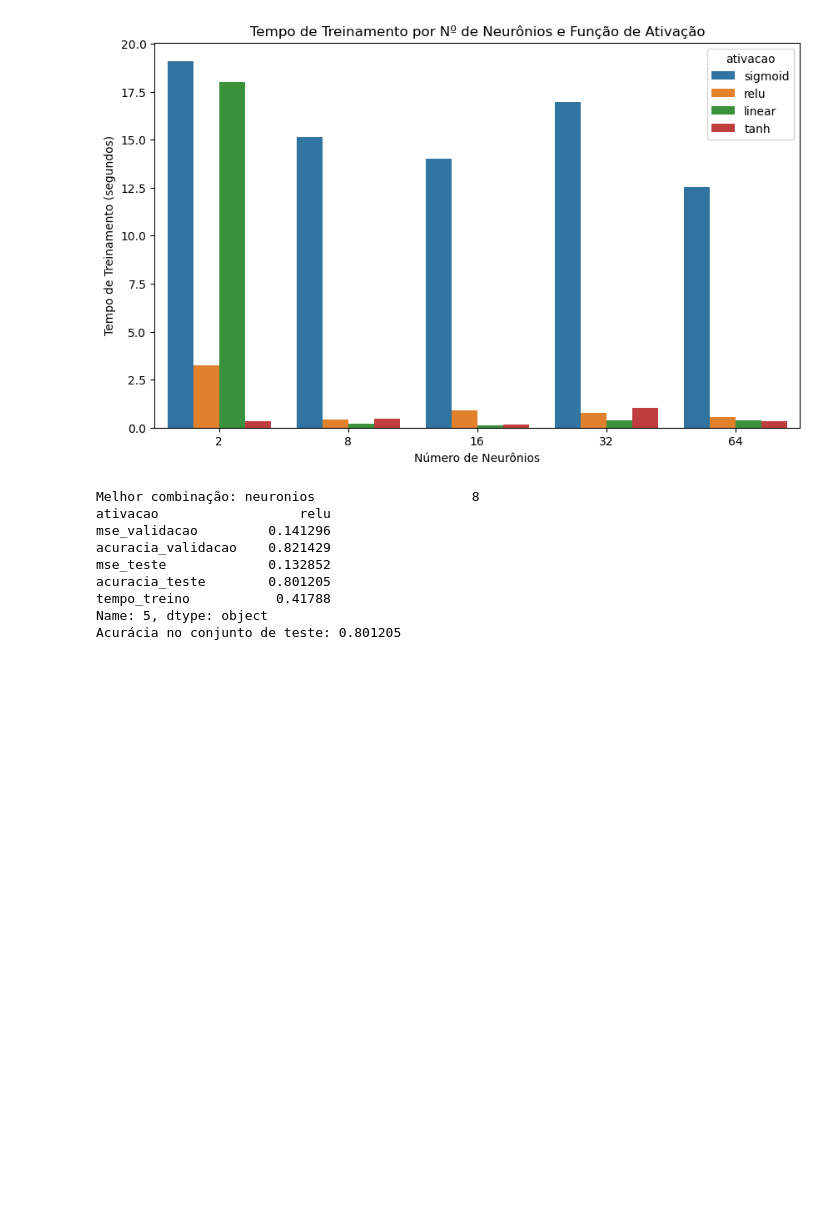
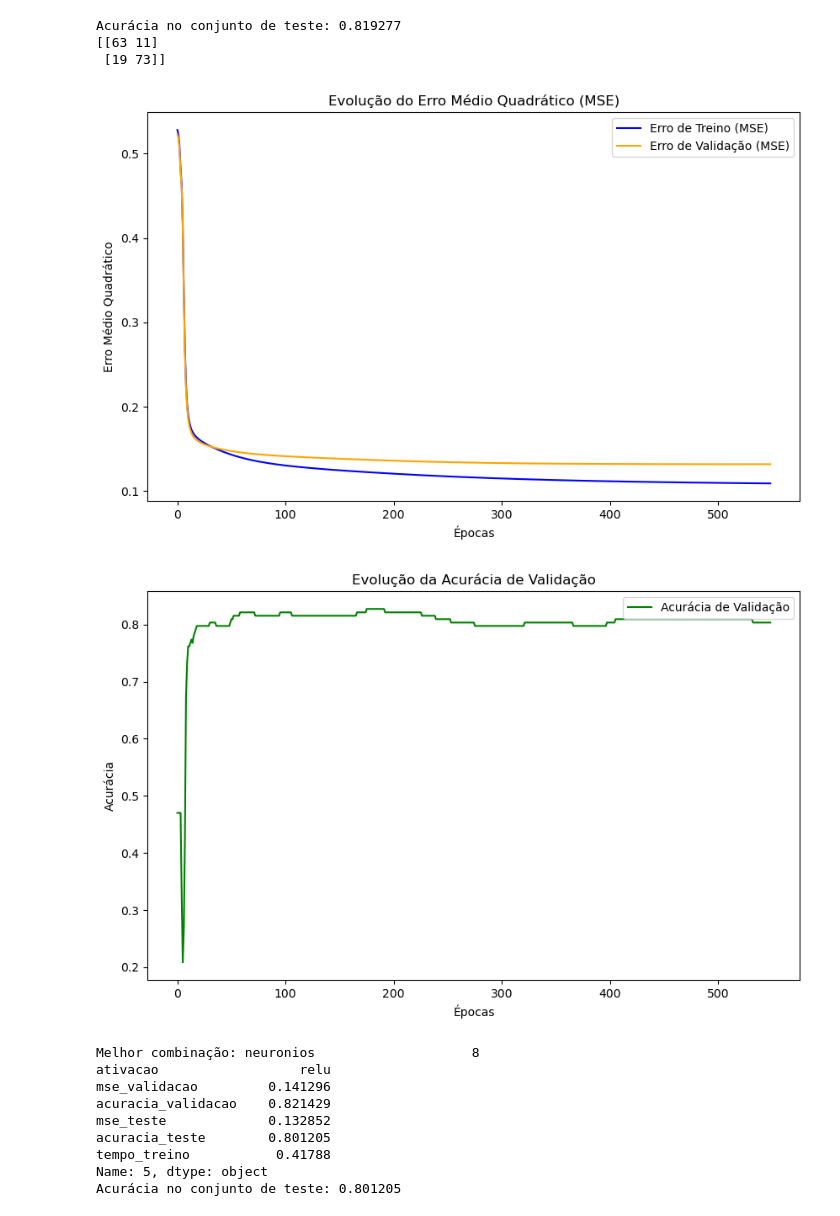
Before and after one commit to RodrigoFlexa/Backpropagation, a Jupyter notebook: analysis.ipynb, the cells around one changed output. Cells and saved outputs as stored; diff of their text form; code cells hidden in the pictures; blank space fills up the shorter version.

```diff
--- a/analysis.ipynb
+++ b/analysis.ipynb
@@ -189,11 +171,41 @@ plotar_resultados(resultados, ylim_acuracia=(0.75, 0.9), ylim_mse=(0, 0.2))
 # %%
-# Plotar o tempo de treinamento
-plt.figure(figsize=(10, 6))
-sns.barplot(x='neuronios', y='tempo_treino', hue='ativacao', data=resultados)
-plt.title('Tempo de Treinamento por Nº de Neurônios e Função de Ativação')
-plt.xlabel('Número de Neurônios')
-plt.ylabel('Tempo de Treinamento (segundos)')
-plt.show()
+# # Plotar o tempo de treinamento
+# plt.figure(figsize=(10, 6))
+# sns.barplot(x='neuronios', y='tempo_treino', hue='ativacao', data=resultados)
+# plt.title('Tempo de Treinamento por Nº de Neurônios e Função de Ativação')
+# plt.xlabel('Número de Neurônios')
+# plt.ylabel('Tempo de Treinamento (segundos)')
+# plt.show()
-# %% [output]
-[figure, removed]
+# %%
+best_model = NeuralNetwork(n_entradas=5, n_saidas=1, n_neuronios_escondidos=64, func_ativacao='sigmoid',seed=SEED)
+
+# Treinar o modelo (com validação cruzada e parada antecipada)
+best_model.treinar(X_treino, y_treino, X_validacao, y_validacao, epochs=1000, taxa_aprendizagem=0.01,verbose='n')
+
+print()
+# best_model.mostrar_pesos('Fim')
+
+# Fazer previsões no conjunto de teste
+previsoes_teste = best_model.prever(X_teste)
+
+# Transformar as previsões em binárias (0 ou 1)
+previsoes_binarias = np.where(previsoes_teste >= 0.5, 1, 0)
+
+# Calcular a acurácia no conjunto de teste
+acuracia = np.mean(previsoes_binarias == y_teste)
+print(f"Acurácia no conjunto de teste: {acuracia:.6f}")
+
+# Plotar a matriz de confusão
+# Gerar a matriz de confusão
+matriz_confusao = confusion_matrix(y_teste, previsoes_binarias)
+print(matriz_confusao)
+# %% [output]
+Acurácia no conjunto de teste: 0.819277
+[[63 11]
+ [19 73]]
+# %%
+best_model.plotar_resultados()
+# %% [output]
+[figure, added]
+[figure, added]
 # %%
```
Also changed, not shown: parts of 6 cells of this notebook, 3 other files.
